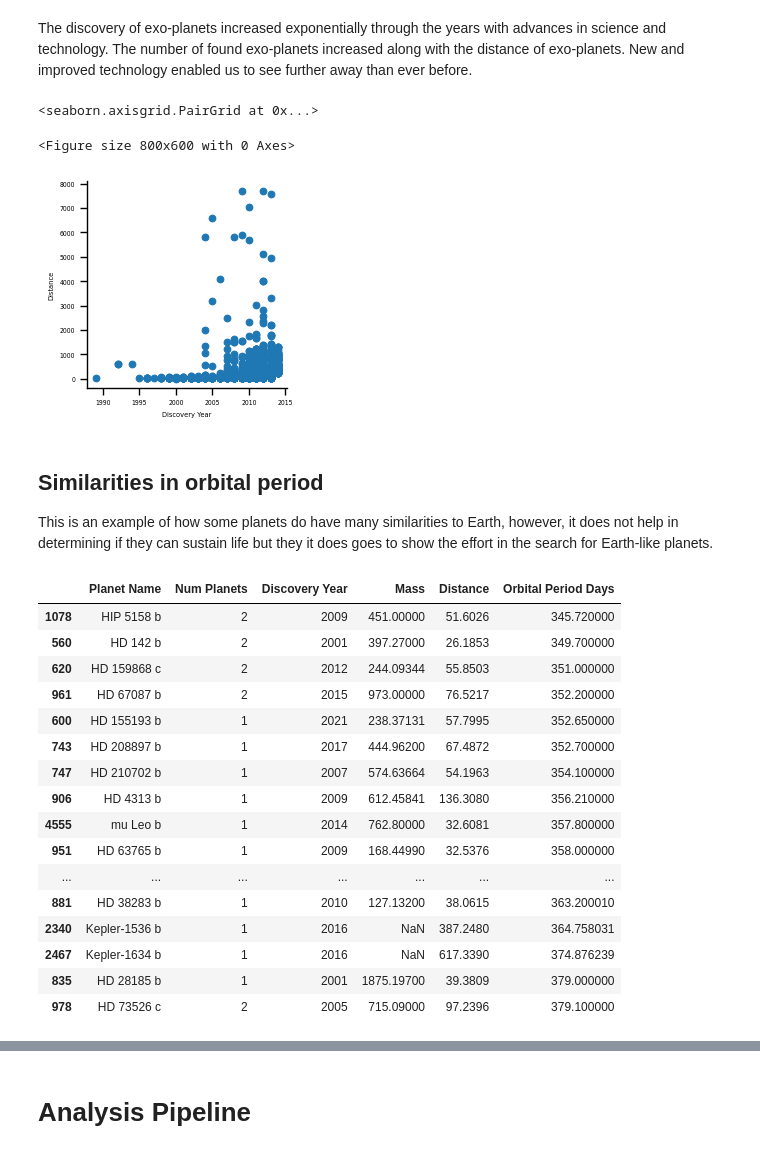
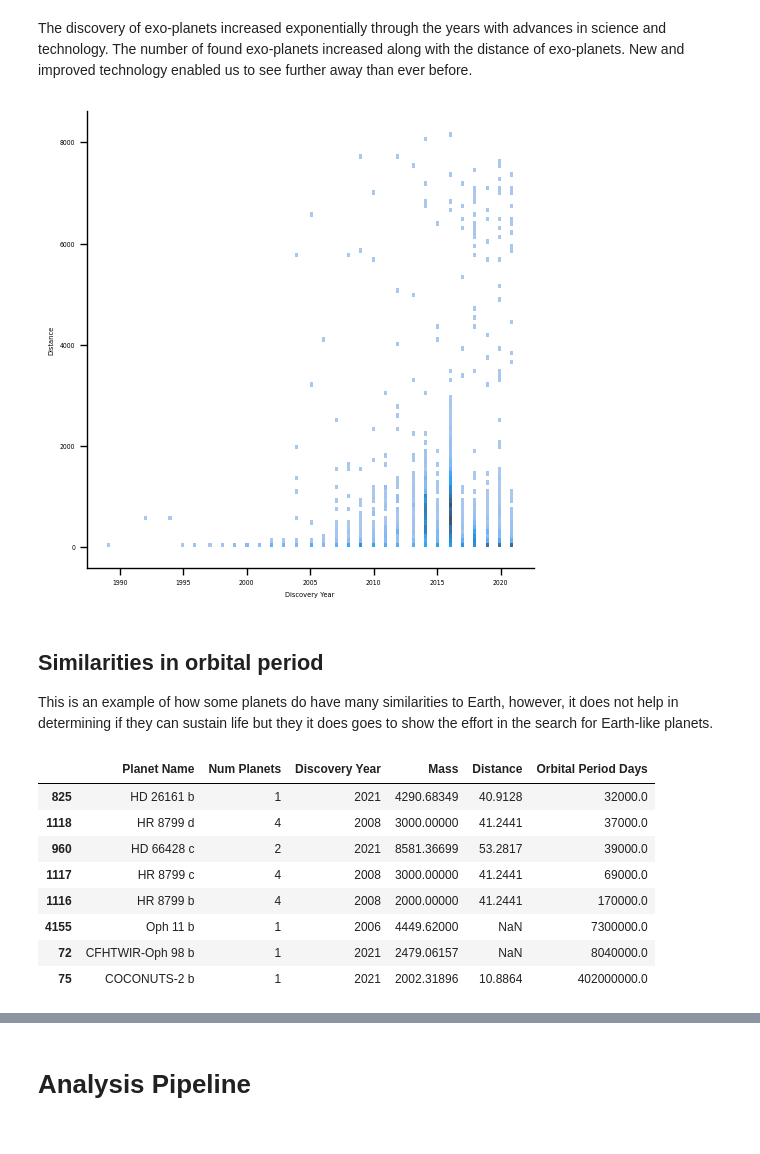
Before and after one commit to ubco-W2022T1-cosc301/project-group35, a Jupyter notebook: notebooks/analysis3.ipynb, the cells around one changed output, grey strips where cells are left out. Cells and saved outputs as stored; diff of their text form; code cells hidden in the pictures.

```diff
--- a/notebooks/analysis3.ipynb
+++ b/notebooks/analysis3.ipynb
@@ -57,62 +73,33 @@ The discovery of exo-planets increased exponentially through the years with adva
 # %%
 import pandas as pd
 import seaborn as sns
 import matplotlib.pyplot as plt
 df = pd.read_csv("../data/raw/DataOriginal.csv")
-
-
-DistanceTest = ['Planet Name','Num Planets','Discovery Year','Distance']
-DF = df[DistanceTest]
-
-Count=DF.sort_values(['Discovery Year'], ascending = True)
-Count=pd.DataFrame(Count)
-Count=Count[0:1000]
-Count
-
-plt.figure(figsize=(8,6))
-sns.set_context('paper', font_scale=0.5)
-
-Count_g = sns.PairGrid(Count,
-                      x_vars=["Discovery Year"],
-                      y_vars=["Distance"])
-
-Count_g.map(plt.scatter)
+ax = sns.displot(data=df, x="Discovery Year", y="Distance")
+plt.savefig('Kevin2')
 # %% [output]
-<seaborn.axisgrid.PairGrid at 0x...>
-<Figure size 800x600 with 0 Axes>
-[figure, old version]
+[figure, new version]
 # %% [markdown]
 ## Similarities in orbital period
 This is an example of how some planets do have many similarities to Earth, however, it does not help in determining if they can sustain life but they it does goes to show the effort in the search for Earth-like planets.
 # %%
 import pandas as pd
-import seaborn as sns
-import matplotlib.pyplot as plt
 df = pd.read_csv("../data/raw/DataOriginal.csv")
-
-
 DistanceTest = ['Planet Name','Num Planets','Discovery Year', 'Mass','Distance','Orbital Period Days']
 DF = df[DistanceTest]
-
 Count=DF.sort_values(['Orbital Period Days'], ascending = True)
 Count=pd.DataFrame(Count)
-Count=Count[3910:3930]
+#Count=Count[3910:3930]
+Count=Count.dropna(subset=["Orbital Period Days"])
+Count=Count[4405:4415]
 Count
 # %% [output]
 |  | Planet Name | Num Planets | Discovery Year | Mass | Distance | Orbital Period Days |
-| 1078 | HIP 5158 b | 2 | 2009 | 451.00000 | 51.6026 | 345.720000 |
-| 560 | HD 142 b | 2 | 2001 | 397.27000 | 26.1853 | 349.700000 |
-| 620 | HD 159868 c | 2 | 2012 | 244.09344 | 55.8503 | 351.000000 |
-| 961 | HD 67087 b | 2 | 2015 | 973.00000 | 76.5217 | 352.200000 |
-| 600 | HD 155193 b | 1 | 2021 | 238.37131 | 57.7995 | 352.650000 |
-| 743 | HD 208897 b | 1 | 2017 | 444.96200 | 67.4872 | 352.700000 |
-| 747 | HD 210702 b | 1 | 2007 | 574.63664 | 54.1963 | 354.100000 |
-| 906 | HD 4313 b | 1 | 2009 | 612.45841 | 136.3080 | 356.210000 |
-| 4555 | mu Leo b | 1 | 2014 | 762.80000 | 32.6081 | 357.800000 |
-| 951 | HD 63765 b | 1 | 2009 | 168.44990 | 32.5376 | 358.000000 |
-| ... | ... | ... | ... | ... | ... | ... |
-| 881 | HD 38283 b | 1 | 2010 | 127.13200 | 38.0615 | 363.200010 |
-| 2340 | Kepler-1536 b | 1 | 2016 | NaN | 387.2480 | 364.758031 |
-| 2467 | Kepler-1634 b | 1 | 2016 | NaN | 617.3390 | 374.876239 |
-| 835 | HD 28185 b | 1 | 2001 | 1875.19700 | 39.3809 | 379.000000 |
-| 978 | HD 73526 c | 2 | 2005 | 715.09000 | 97.2396 | 379.100000 |
+| 825 | HD 26161 b | 1 | 2021 | 4290.68349 | 40.9128 | 32000.0 |
+| 1118 | HR 8799 d | 4 | 2008 | 3000.00000 | 41.2441 | 37000.0 |
+| 960 | HD 66428 c | 2 | 2021 | 8581.36699 | 53.2817 | 39000.0 |
+| 1117 | HR 8799 c | 4 | 2008 | 3000.00000 | 41.2441 | 69000.0 |
+| 1116 | HR 8799 b | 4 | 2008 | 2000.00000 | 41.2441 | 170000.0 |
+| 4155 | Oph 11 b | 1 | 2006 | 4449.62000 | NaN | 7300000.0 |
+| 72 | CFHTWIR-Oph 98 b | 1 | 2021 | 2479.06157 | NaN | 8040000.0 |
+| 75 | COCONUTS-2 b | 1 | 2021 | 2002.31896 | 10.8864 | 402000000.0 |
```
Also changed, not shown: parts of 11 cells of this notebook, 8 other files.
